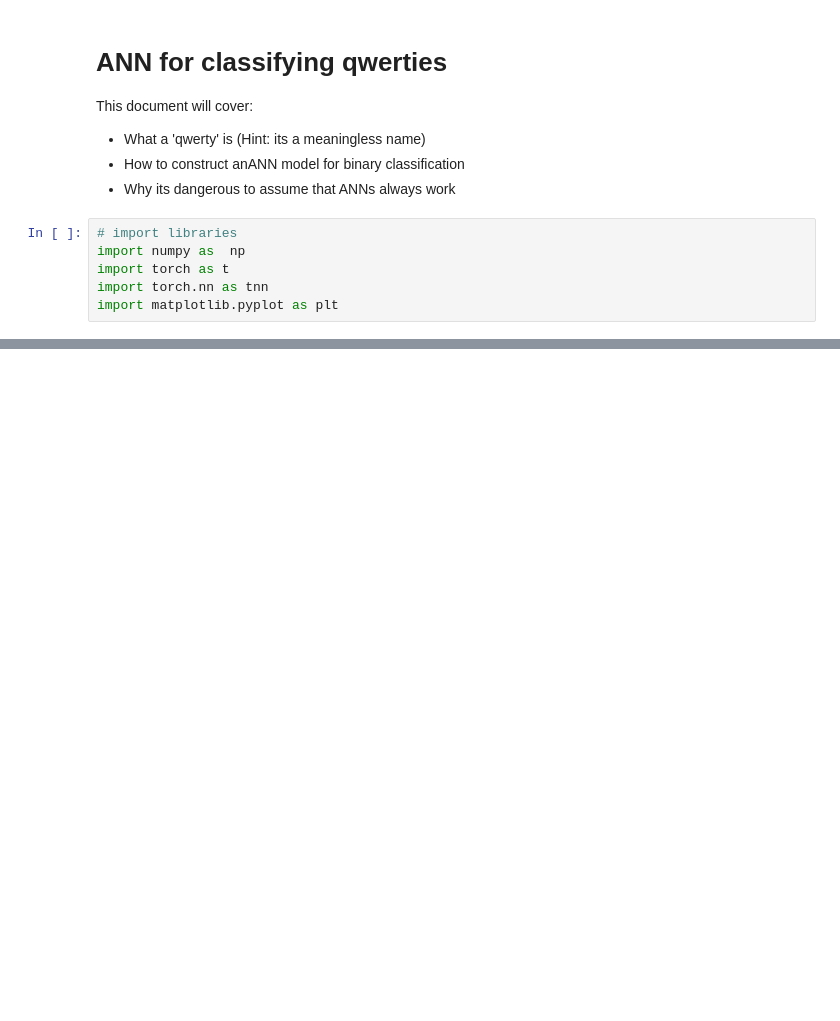
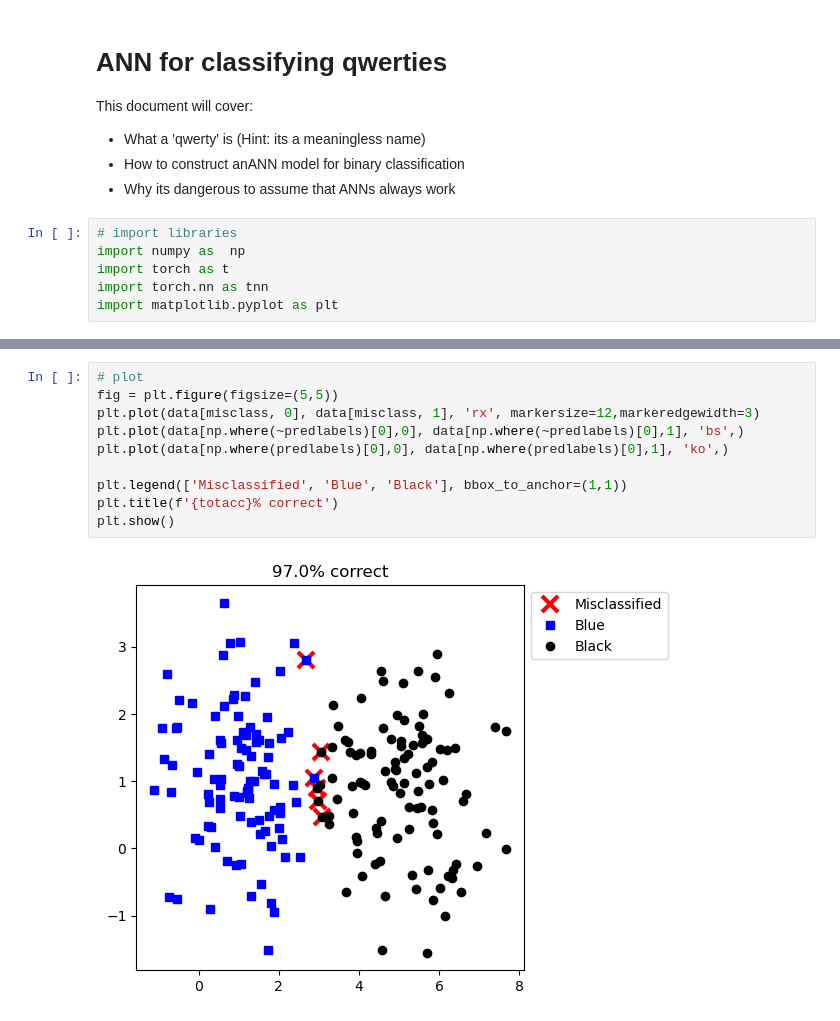
Before and after one commit to The-Ico2/Deep-Learning-and-Machine-Learning, a Jupyter notebook: pytorch/notes/Deep-Learning/ANNs/(37)-ANN-classifying.ipynb, the cells around one changed output, grey strips where cells are left out. Saved outputs shown, nothing was run; the diff lists cells and outputs as text; blank space fills up the shorter version.

```diff
--- a/pytorch/notes/Deep-Learning/ANNs/(37)-ANN-classifying.ipynb
+++ b/pytorch/notes/Deep-Learning/ANNs/(37)-ANN-classifying.ipynb
@@ -54,0 +108,12 @@ ANN = tnn.Sequential(
+# %%
+# plot
+fig = plt.figure(figsize=(5,5))
+plt.plot(data[misclass, 0], data[misclass, 1], 'rx', markersize=12,markeredgewidth=3)
+plt.plot(data[np.where(~predlabels)[0],0], data[np.where(~predlabels)[0],1], 'bs',)
+plt.plot(data[np.where(predlabels)[0],0], data[np.where(predlabels)[0],1], 'ko',)
+
+plt.legend(['Misclassified', 'Blue', 'Black'], bbox_to_anchor=(1,1))
+plt.title(f'{totacc}% correct')
+plt.show()
+# %% [output]
+[figure, added]
```
Also changed, not shown: parts of 6 cells of this notebook, 2 other files.
